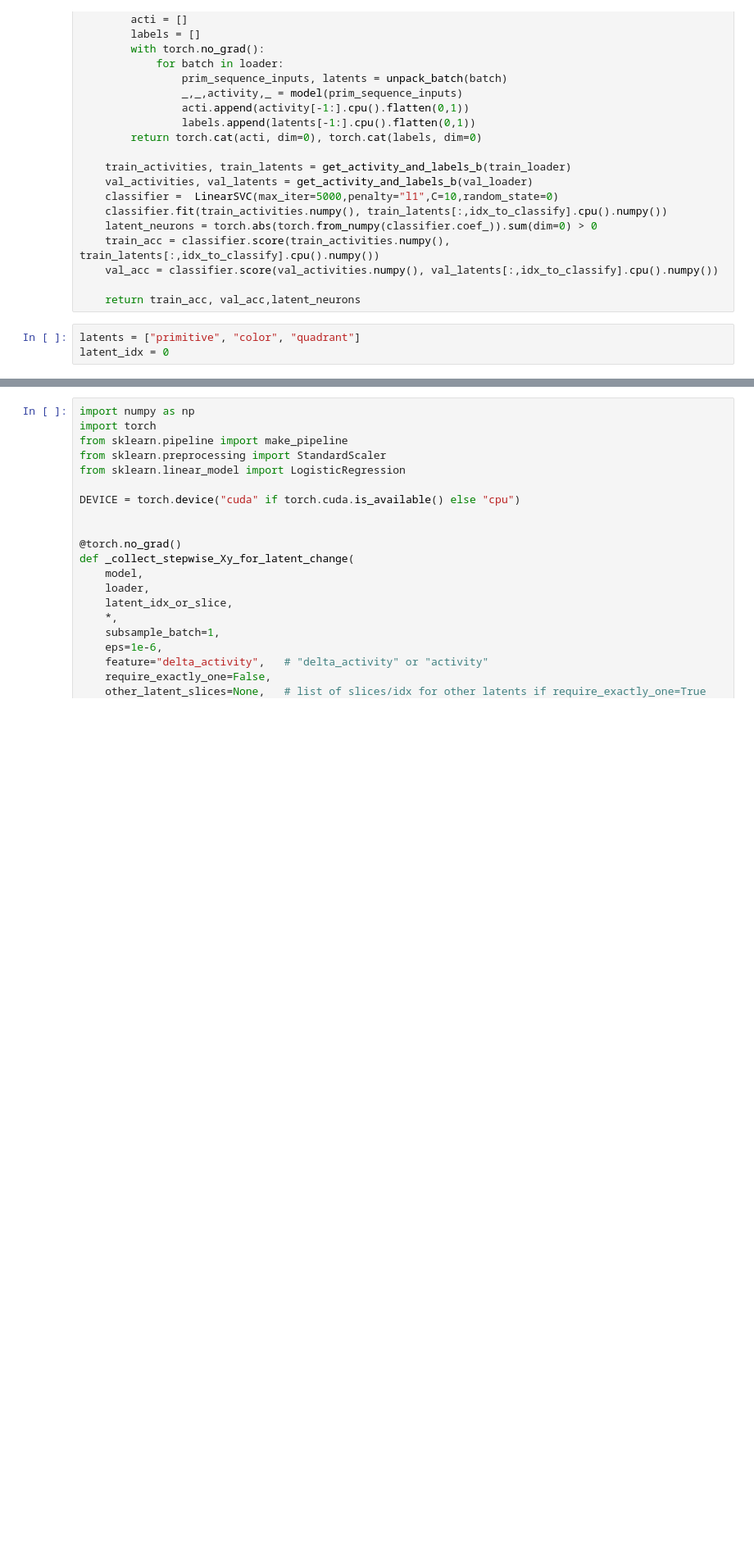
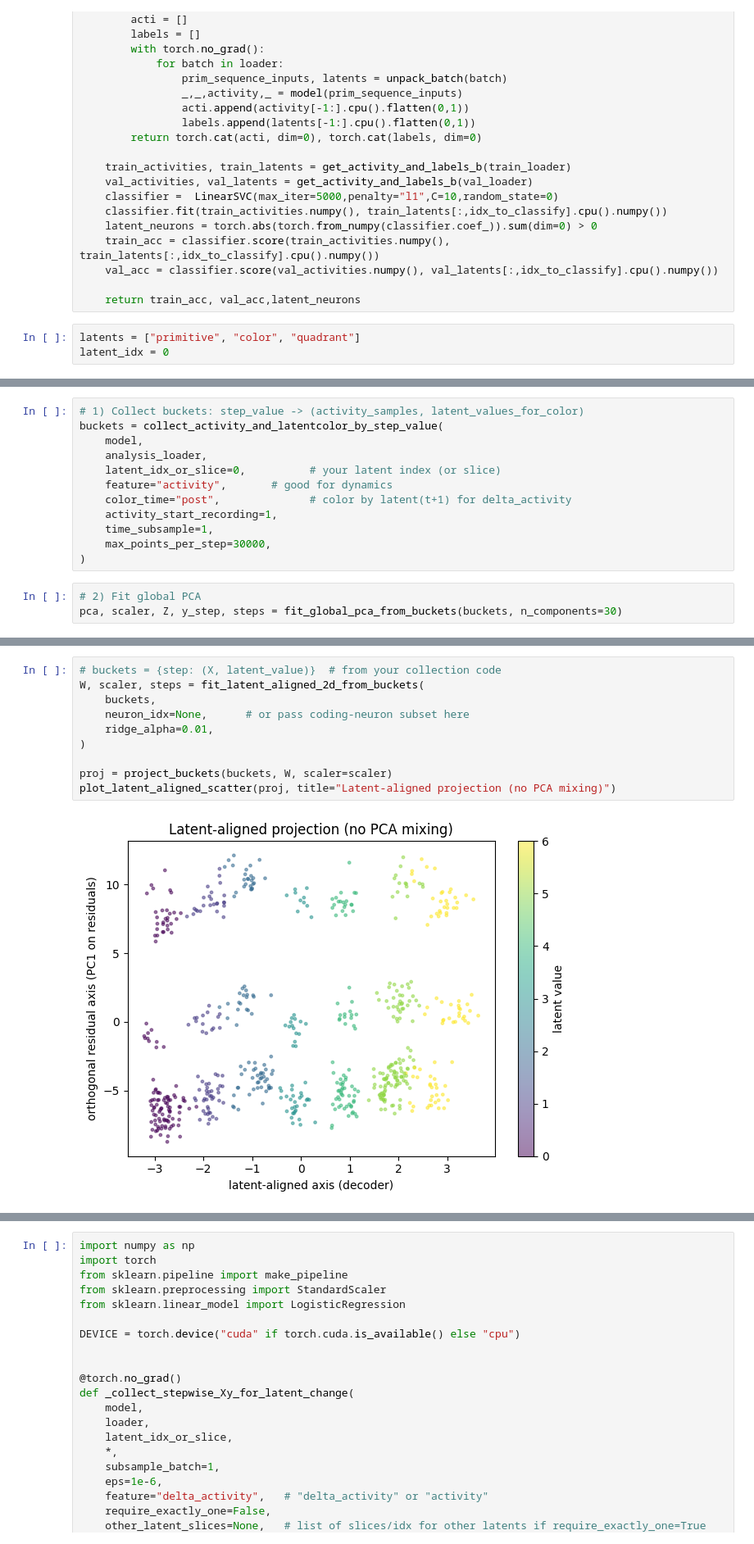
Before and after one commit to gauthierboeshertz/comp_predictive_learning, a Jupyter notebook: notebooks/check_tanh.ipynb, the cells around one changed output, grey strips where cells are left out. Shown at 82% size. Cells and saved outputs as stored; diff of their text form; blank space fills up the shorter version.

```diff
--- a/notebooks/check_tanh.ipynb
+++ b/notebooks/check_tanh.ipynb
@@ -166,0 +693,15 @@ Latent: position, Train acc: 1.0, Val acc: 1.0, Num neurons: 20
+# %%
+# 1) Collect buckets: step_value -> (activity_samples, latent_values_for_color)
+buckets = collect_activity_and_latentcolor_by_step_value(
+    model,
+    analysis_loader,
+    latent_idx_or_slice=0,          # your latent index (or slice)
+    feature="activity",       # good for dynamics
+    color_time="post",              # color by latent(t+1) for delta_activity
+    activity_start_recording=1,
+    time_subsample=1,
+    max_points_per_step=30000,
+)
+# %%
+# 2) Fit global PCA
+pca, scaler, Z, y_step, steps = fit_global_pca_from_buckets(buckets, n_components=30)
@@ -166,0 +800,12 @@ Latent: position, Train acc: 1.0, Val acc: 1.0, Num neurons: 20
+# %%
+# buckets = {step: (X, latent_value)}  # from your collection code
+W, scaler, steps = fit_latent_aligned_2d_from_buckets(
+    buckets,
+    neuron_idx=None,      # or pass coding-neuron subset here
+    ridge_alpha=0.01,
+)
+
+proj = project_buckets(buckets, W, scaler=scaler)
+plot_latent_aligned_scatter(proj, title="Latent-aligned projection (no PCA mixing)")
+# %% [output]
+[figure, added]
```
Also changed, not shown: parts of 21 cells of this notebook.
